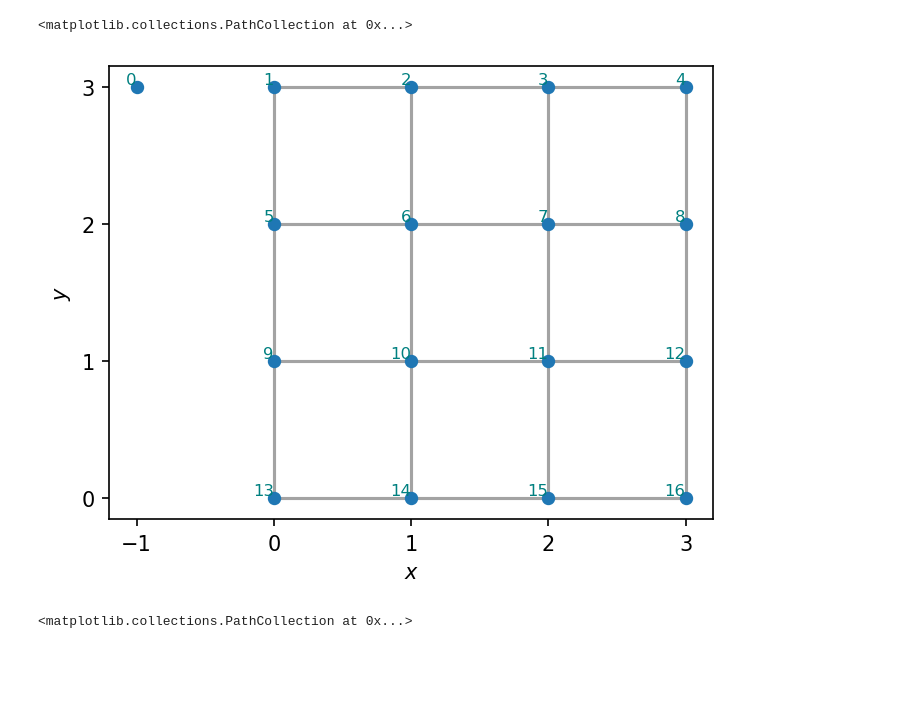
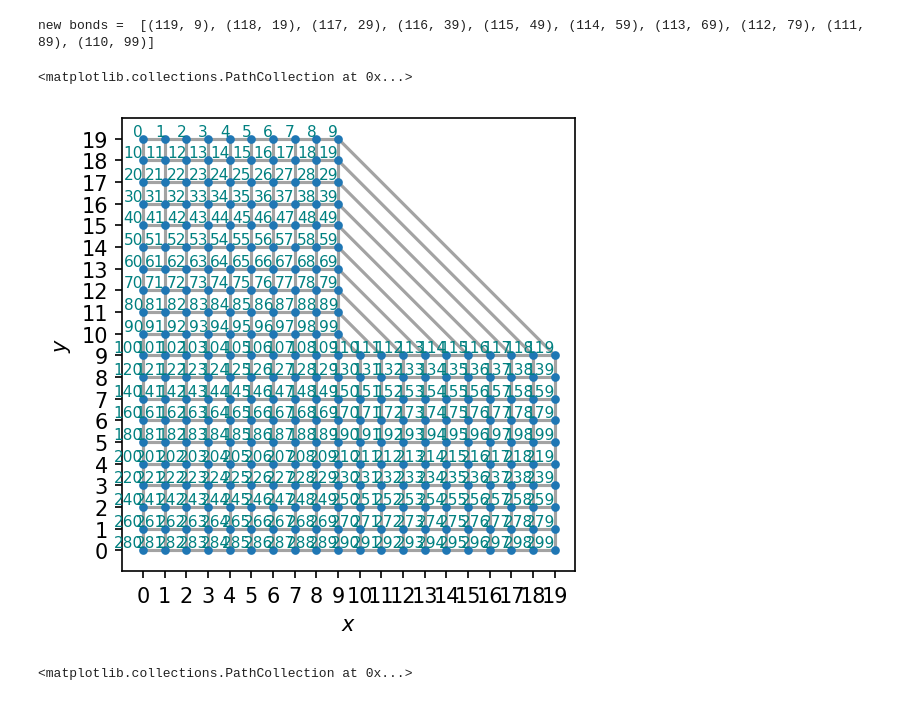
Before and after one commit to isschoch/chiral-p-wave-on-buckyball-geometry, a Jupyter notebook: lattice_class_testing.ipynb, the cells around one changed output. Saved outputs shown, nothing was run; the diff lists cells and outputs as text; code cells hidden in the pictures; blank space fills up the shorter version.

```diff
--- a/lattice_class_testing.ipynb
+++ b/lattice_class_testing.ipynb
@@ -5,16 +5,19 @@ from hamiltonian_constructor_class import *
 
 plt.rcParams["figure.dpi"] = 150
 plt.rcParams["savefig.dpi"] = 150
-# %%
-lattice = SquareLattice(4)
-lattice.add_site((-1, 3))
-
-lattice.canonical_order()
-
-lattice.plot(True)
-# %% [output]
-<matplotlib.collections.PathCollection at 0x...>
-[figure, removed]
+# %%
+N = 20
+lattice = SquareLattice(N)
+lattice.canonical_order()
+lattice.remove_sites([N // 2 + i * N + j for i in range(N//2) for j in range(N//2)])
+new_bonds = lattice.glue_bond([i * N // 2 + N // 2 - 1 for i in range(N//2)], [(N//2)**2 + N - 1 - i for i in range(N//2)], [2, 0], codim=1)
+
+print("new bonds = ", new_bonds)
+lattice.plot(True)
+# %% [output]
+new bonds =  [(119, 9), (118, 19), (117, 29), (116, 39), (115, 49), (114, 59), (113, 69), (112, 79), (111, 89), (110, 99)]
+<matplotlib.collections.PathCollection at 0x...>
+[figure, added]
 # %%
 lattice = HoneycombLattice(5, 4)
 
```
Also changed, not shown: 13 other files.
